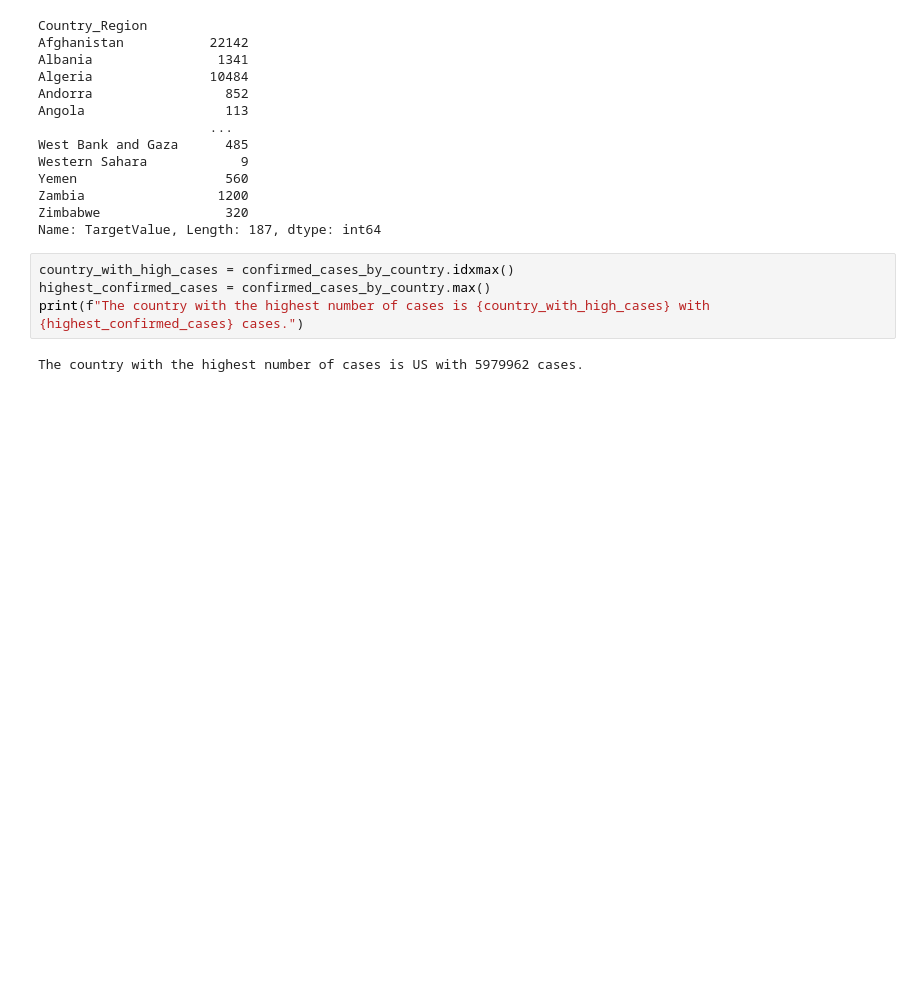
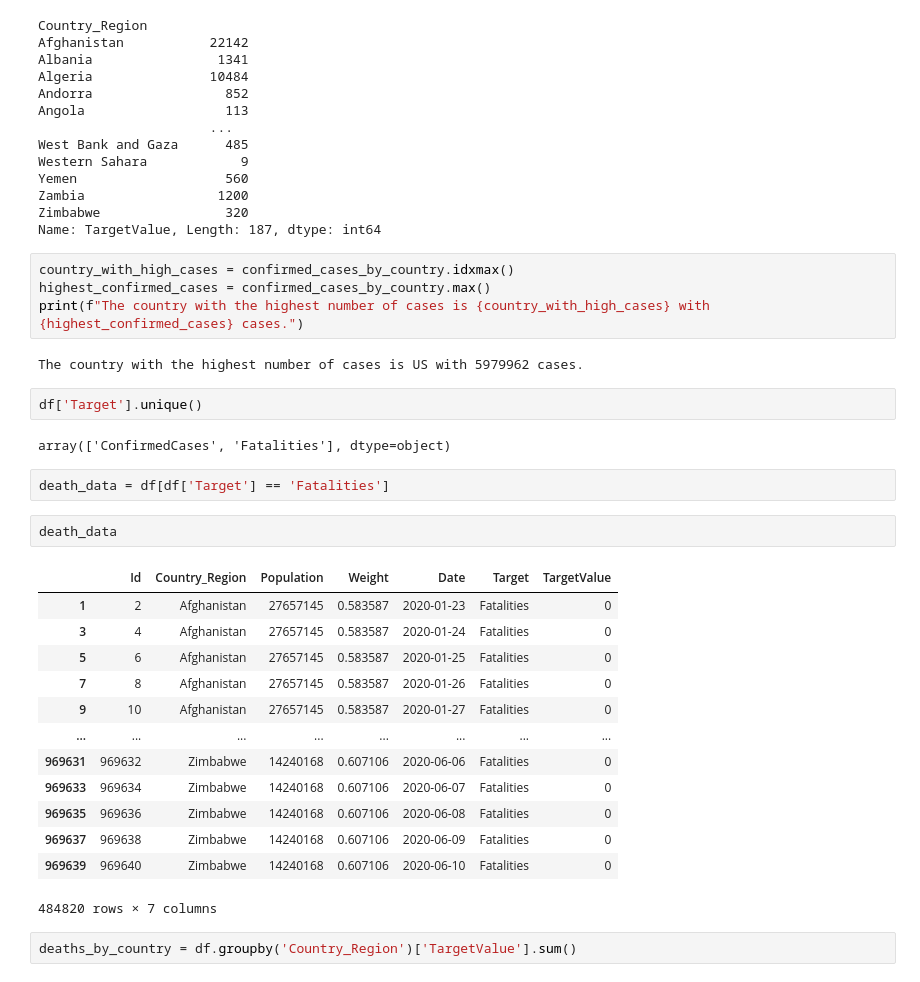
Before and after one commit to sahilkhan-7/Covid-19-global-forcasting, a Jupyter notebook: Sahil_khan's test copy.ipynb, the cells around one changed output. Cells and saved outputs as stored; diff of their text form; blank space fills up the shorter version.

```diff
--- a/Sahil_khan's test copy.ipynb
+++ b/Sahil_khan's test copy.ipynb
@@ -170,3 +242,27 @@ highest_confirmed_cases = confirmed_cases_by_country.max()
 print(f"The country with the highest number of cases is {country_with_high_cases} with {highest_confirmed_cases} cases.")
 # %% [output]
 The country with the highest number of cases is US with 5979962 cases.
+# %%
+df['Target'].unique()
+# %% [output]
+array(['ConfirmedCases', 'Fatalities'], dtype=object)
+# %%
+death_data = df[df['Target'] == 'Fatalities']
+# %%
+death_data
+# %% [output]
+|  | Id | Country_Region | Population | Weight | Date | Target | TargetValue |
+| 1 | 2 | Afghanistan | 27657145 | 0.583587 | 2020-01-23 | Fatalities | 0 |
+| 3 | 4 | Afghanistan | 27657145 | 0.583587 | 2020-01-24 | Fatalities | 0 |
+| 5 | 6 | Afghanistan | 27657145 | 0.583587 | 2020-01-25 | Fatalities | 0 |
+| 7 | 8 | Afghanistan | 27657145 | 0.583587 | 2020-01-26 | Fatalities | 0 |
+| 9 | 10 | Afghanistan | 27657145 | 0.583587 | 2020-01-27 | Fatalities | 0 |
+| ... | ... | ... | ... | ... | ... | ... | ... |
+| 969631 | 969632 | Zimbabwe | 14240168 | 0.607106 | 2020-06-06 | Fatalities | 0 |
+| 969633 | 969634 | Zimbabwe | 14240168 | 0.607106 | 2020-06-07 | Fatalities | 0 |
+| 969635 | 969636 | Zimbabwe | 14240168 | 0.607106 | 2020-06-08 | Fatalities | 0 |
+| 969637 | 969638 | Zimbabwe | 14240168 | 0.607106 | 2020-06-09 | Fatalities | 0 |
+| 969639 | 969640 | Zimbabwe | 14240168 | 0.607106 | 2020-06-10 | Fatalities | 0 |
+484820 rows × 7 columns
+# %%
+deaths_by_country = df.groupby('Country_Region')['TargetValue'].sum()
```
Also changed, not shown: parts of 8 cells of this notebook.
